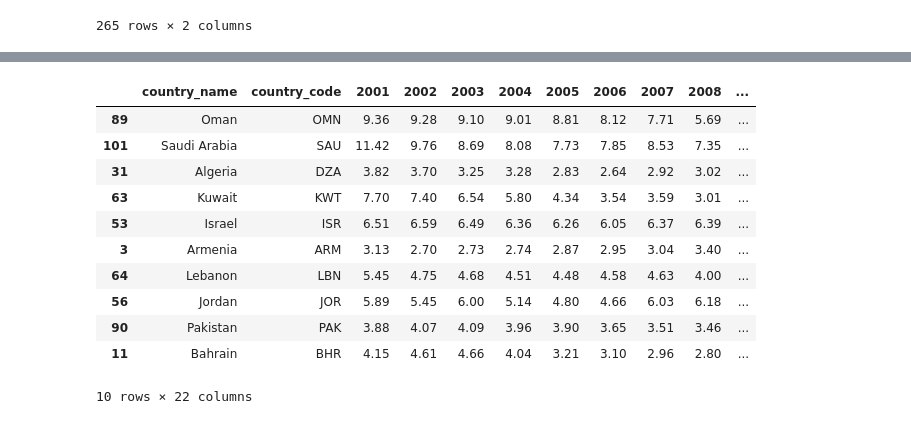
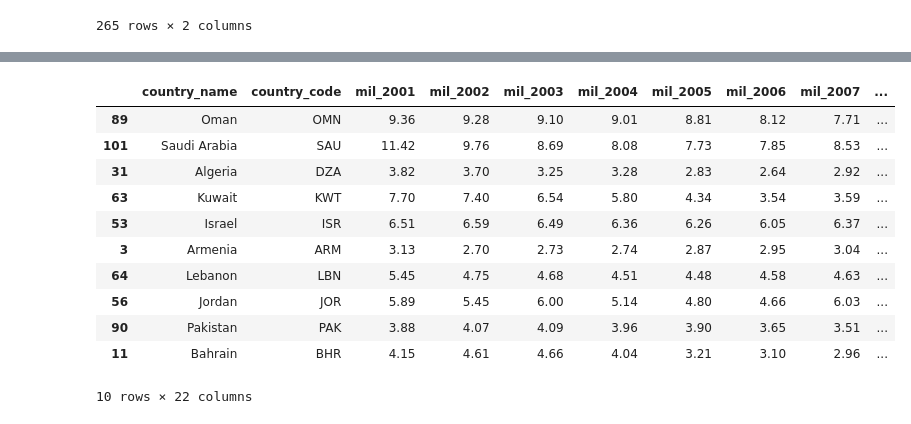
Before and after one commit to svujcich/Global_GDP_Trends, a Jupyter notebook: military_expenditure.ipynb, the cells around one changed output, grey strips where cells are left out. Saved outputs shown, nothing was run; the diff lists cells and outputs as text; code cells hidden in the pictures.

```diff
--- a/military_expenditure.ipynb
+++ b/military_expenditure.ipynb
@@ -72,7 +72,7 @@ mil_exp_df
 mil_exp_df.drop(mil_exp_df.columns[21:23], inplace=True, axis=1)
 # %%
 #Reformat the column names.
-mil_exp_df = mil_exp_df.set_axis(['country_name', 'country_code', '2001', '2002', '2003', '2004', '2005', '2006', '2007', '2008',\
-                                   '2009', '2010', '2011', '2012', '2013', '2014', '2015', '2016', '2017', '2018', '2019'], axis=1)
+mil_exp_df = mil_exp_df.set_axis(['country_name', 'country_code', 'mil_2001', 'mil_2002', 'mil_2003', 'mil_2004', 'mil_2005', 'mil_2006', 'mil_2007', 'mil_2008',\
+                                   'mil_2009', 'mil_2010', 'mil_2011', 'mil_2012', 'mil_2013', 'mil_2014', 'mil_2015', 'mil_2016', 'mil_2017', 'mil_2018', 'mil_2019'], axis=1)
 mil_exp_df
 # %% [output]
@@ -309,0 +294,4 @@ final_mil_exp_df
+# %%
+#Change the income group to low and high income.
+final_mil_exp_df["income_group"] = final_mil_exp_df["income_group"].str.replace("Upper middle income", "High income", case=False)
+final_mil_exp_df["income_group"] = final_mil_exp_df["income_group"].str.replace("Lower middle income", "Low income", case=False)
@@ -312,20 +316,20 @@ final_mil_exp_df
 final_mil_exp_df.to_csv("military_expenditure_data.csv", index=False)
 # %%
 #Find the top ten countries in 2019.
-top_countries = final_mil_exp_df.sort_values(by="2019", ascending=False)
+top_countries = final_mil_exp_df.sort_values(by="mil_2019", ascending=False)
 top_countries.head(10)
 # %% [output]
-|  | country_name | country_code | 2001 | 2002 | 2003 | 2004 | 2005 | 2006 | 2007 | 2008 | ... |
-| 89 | Oman | OMN | 9.36 | 9.28 | 9.10 | 9.01 | 8.81 | 8.12 | 7.71 | 5.69 | ... |
-| 101 | Saudi Arabia | SAU | 11.42 | 9.76 | 8.69 | 8.08 | 7.73 | 7.85 | 8.53 | 7.35 | ... |
-| 31 | Algeria | DZA | 3.82 | 3.70 | 3.25 | 3.28 | 2.83 | 2.64 | 2.92 | 3.02 | ... |
-| 63 | Kuwait | KWT | 7.70 | 7.40 | 6.54 | 5.80 | 4.34 | 3.54 | 3.59 | 3.01 | ... |
-| 53 | Israel | ISR | 6.51 | 6.59 | 6.49 | 6.36 | 6.26 | 6.05 | 6.37 | 6.39 | ... |
-| 3 | Armenia | ARM | 3.13 | 2.70 | 2.73 | 2.74 | 2.87 | 2.95 | 3.04 | 3.40 | ... |
-| 64 | Lebanon | LBN | 5.45 | 4.75 | 4.68 | 4.51 | 4.48 | 4.58 | 4.63 | 4.00 | ... |
-| 56 | Jordan | JOR | 5.89 | 5.45 | 6.00 | 5.14 | 4.80 | 4.66 | 6.03 | 6.18 | ... |
-| 90 | Pakistan | PAK | 3.88 | 4.07 | 4.09 | 3.96 | 3.90 | 3.65 | 3.51 | 3.46 | ... |
-| 11 | Bahrain | BHR | 4.15 | 4.61 | 4.66 | 4.04 | 3.21 | 3.10 | 2.96 | 2.80 | ... |
+|  | country_name | country_code | mil_2001 | mil_2002 | mil_2003 | mil_2004 | mil_2005 | mil_2006 | mil_2007 | ... |
+| 89 | Oman | OMN | 9.36 | 9.28 | 9.10 | 9.01 | 8.81 | 8.12 | 7.71 | ... |
+| 101 | Saudi Arabia | SAU | 11.42 | 9.76 | 8.69 | 8.08 | 7.73 | 7.85 | 8.53 | ... |
+| 31 | Algeria | DZA | 3.82 | 3.70 | 3.25 | 3.28 | 2.83 | 2.64 | 2.92 | ... |
+| 63 | Kuwait | KWT | 7.70 | 7.40 | 6.54 | 5.80 | 4.34 | 3.54 | 3.59 | ... |
+| 53 | Israel | ISR | 6.51 | 6.59 | 6.49 | 6.36 | 6.26 | 6.05 | 6.37 | ... |
+| 3 | Armenia | ARM | 3.13 | 2.70 | 2.73 | 2.74 | 2.87 | 2.95 | 3.04 | ... |
+| 64 | Lebanon | LBN | 5.45 | 4.75 | 4.68 | 4.51 | 4.48 | 4.58 | 4.63 | ... |
+| 56 | Jordan | JOR | 5.89 | 5.45 | 6.00 | 5.14 | 4.80 | 4.66 | 6.03 | ... |
+| 90 | Pakistan | PAK | 3.88 | 4.07 | 4.09 | 3.96 | 3.90 | 3.65 | 3.51 | ... |
+| 11 | Bahrain | BHR | 4.15 | 4.61 | 4.66 | 4.04 | 3.21 | 3.10 | 2.96 | ... |
 10 rows × 22 columns
 # %%
 #Find the bottom ten countries in 2019.
```
Also changed, not shown: parts of 18 cells of this notebook, 4 other files.
